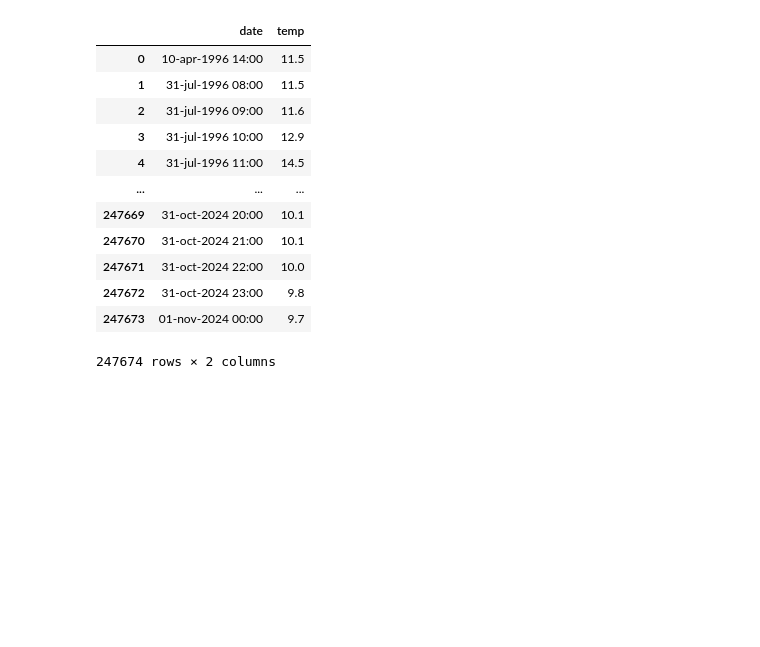
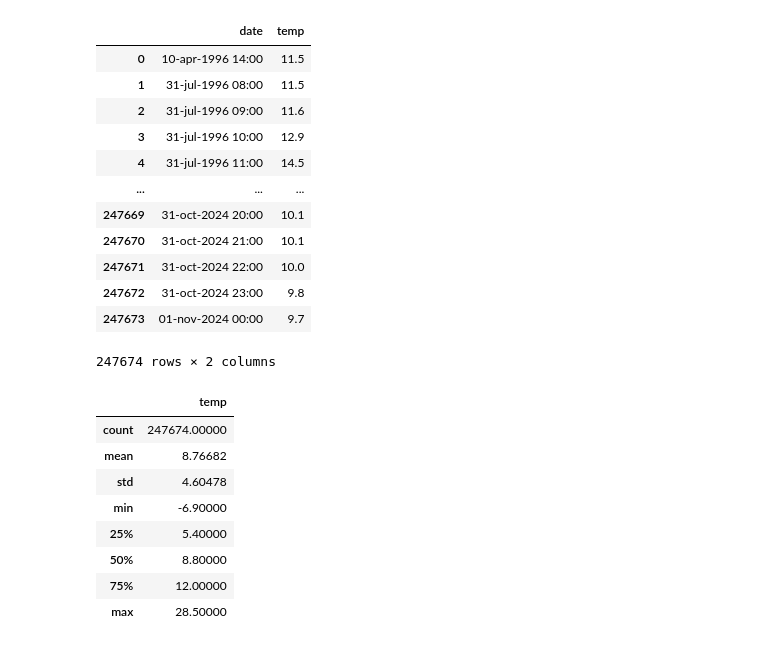
Before and after one commit to Jennyicano/PFDA, a Jupyter notebook: assignments/assignment_6_Weather.ipynb, the cells around one changed output. Drawn from its saved outputs; the diff is of its cells as text; code cells hidden in the pictures; blank space fills up the shorter version.

```diff
--- a/assignments/assignment_6_Weather.ipynb
+++ b/assignments/assignment_6_Weather.ipynb
@@ -86,3 +87,15 @@ df[['date', 'temp']]
 | 247672 | 31-oct-2024 23:00 | 9.8 |
 | 247673 | 01-nov-2024 00:00 | 9.7 |
 247674 rows × 2 columns
+# %%
+df[['date','temp']].describe()
+# %% [output]
+|  | temp |
+| count | 247674.00000 |
+| mean | 8.76682 |
+| std | 4.60478 |
+| min | -6.90000 |
+| 25% | 5.40000 |
+| 50% | 8.80000 |
+| 75% | 12.00000 |
+| max | 28.50000 |
```
Also changed, not shown: parts of 4 cells of this notebook.
